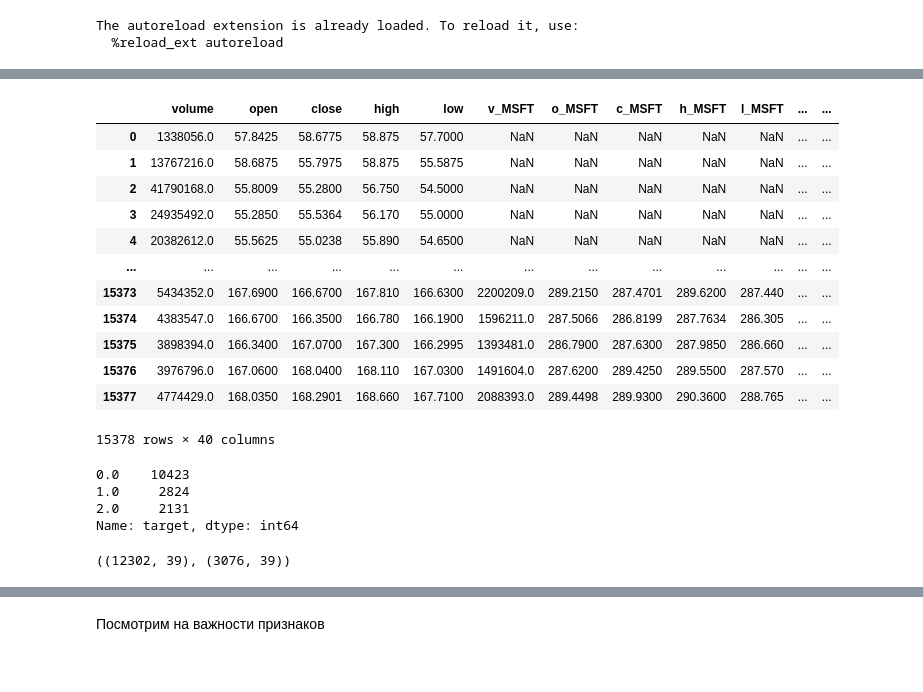
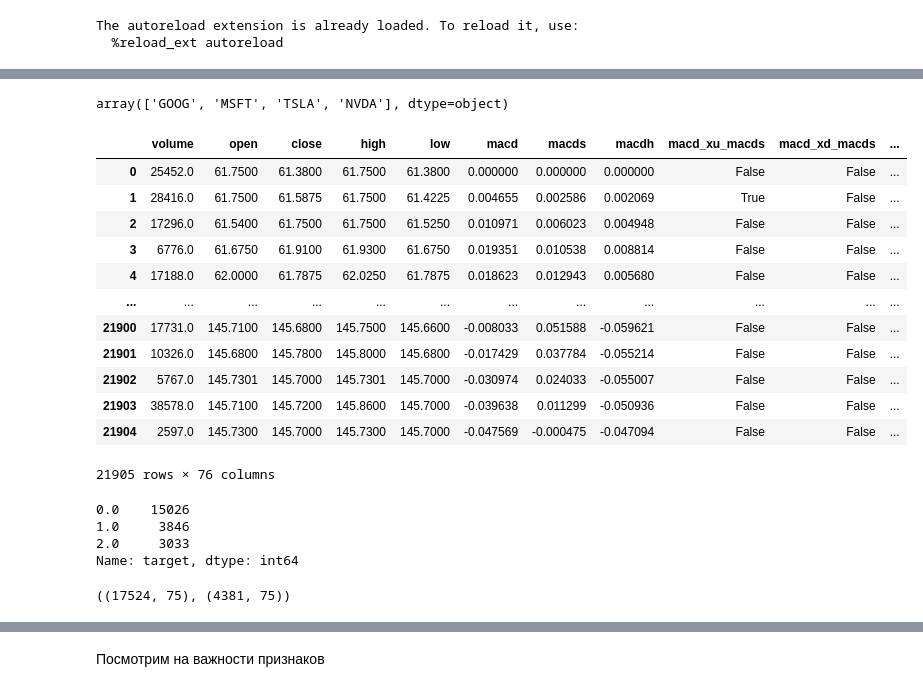
Before and after one commit to finance-qc-algo-course/investment-algorithms, a Jupyter notebook: prices_and_indicators/Price direction correlated stocks CatBoost.ipynb, the cells around one changed output, grey strips where cells are left out. Drawn from its saved outputs; the diff is of its cells as text; code cells hidden in the pictures.

Commit message:
Utils and some indicators for correlated stocks are added

```diff
--- a/prices_and_indicators/Price direction correlated stocks CatBoost.ipynb
+++ b/prices_and_indicators/Price direction correlated stocks CatBoost.ipynb
@@ -25,7 +25,7 @@ from catboost import CatBoostClassifier
 The autoreload extension is already loaded. To reload it, use:
   %reload_ext autoreload
 # %%
-DATA_PATH = "technology_1m_prices.csv"
+DATA_PATH = "./data/prices/technology_prices_15minute_train.csv"
 TICKERS = ["AAPL", "MSFT", "GOOG", "TSLA", "NVDA"]
 TARGET_TICKER = "AAPL"
 ADDITIONAL_TICKERS = ["MSFT", "GOOG", "TSLA", "NVDA"]
@@ -51,6 +51,6 @@ data
 # %%
-target_data = data[data["ticker"] == TARGET_TICKER].set_index("t").drop(["ticker"], axis=1)
-additional_data = data[[ticker in ADDITIONAL_TICKERS for ticker in data["ticker"]]].drop(["vw"], axis=1)
+target_data = data[data["ticker"] == TARGET_TICKER]
+additional_data = data[[ticker in ADDITIONAL_TICKERS for ticker in data["ticker"]]]
 display(target_data)
 display(additional_data)
 # %% [output]
@@ -84,34 +83,39 @@ display(additional_data)
+# %%
+additional_data["ticker"].unique()
+# %% [output]
+array(['GOOG', 'MSFT', 'TSLA', 'NVDA'], dtype=object)
 # %%
-all_data = target_data
+all_data = simple_indicators(target_data).drop(["vw", "n", "ticker"], axis=1).set_index("t")
 for ticker in additional_data["ticker"].unique():
-    ticker_data = additional_data[additional_data["ticker"] == ticker].set_index("t").drop(["ticker"], axis=1)
-    all_data = all_data.join(ticker_data, rsuffix=f"_{ticker}", how="left")
+    ticker_data = additional_data[additional_data["ticker"] == ticker]
+    ticker_indicators = simple_indicators(ticker_data).drop(["vw", "ticker", "n"], axis=1).set_index("t")
+    all_data = all_data.join(ticker_indicators, rsuffix=f"_{ticker}", how="left")
 
-all_data = simple_indicators(all_data.reset_index())
+all_data.reset_index(drop=True, inplace=True)
 all_data["target"] = get_direction_with_std_threshold_target(all_data, 10, 5, 5)
 all_data.dropna(subset=["target"], inplace=True)
 
 all_data
 # %% [output]
-|  | volume | open | close | high | low | v_MSFT | o_MSFT | c_MSFT | h_MSFT | l_MSFT | ... | ... |
-| 0 | 1338056.0 | 57.8425 | 58.6775 | 58.875 | 57.7000 | NaN | NaN | NaN | NaN | NaN | ... | ... |
-| 1 | 13767216.0 | 58.6875 | 55.7975 | 58.875 | 55.5875 | NaN | NaN | NaN | NaN | NaN | ... | ... |
-| 2 | 41790168.0 | 55.8009 | 55.2800 | 56.750 | 54.5000 | NaN | NaN | NaN | NaN | NaN | ... | ... |
-| 3 | 24935492.0 | 55.2850 | 55.5364 | 56.170 | 55.0000 | NaN | NaN | NaN | NaN | NaN | ... | ... |
-| 4 | 20382612.0 | 55.5625 | 55.0238 | 55.890 | 54.6500 | NaN | NaN | NaN | NaN | NaN | ... | ... |
-| ... | ... | ... | ... | ... | ... | ... | ... | ... | ... | ... | ... | ... |
-| 15373 | 5434352.0 | 167.6900 | 166.6700 | 167.810 | 166.6300 | 2200209.0 | 289.2150 | 287.4701 | 289.6200 | 287.440 | ... | ... |
-| 15374 | 4383547.0 | 166.6700 | 166.3500 | 166.780 | 166.1900 | 1596211.0 | 287.5066 | 286.8199 | 287.7634 | 286.305 | ... | ... |
-| 15375 | 3898394.0 | 166.3400 | 167.0700 | 167.300 | 166.2995 | 1393481.0 | 286.7900 | 287.6300 | 287.9850 | 286.660 | ... | ... |
-| 15376 | 3976796.0 | 167.0600 | 168.0400 | 168.110 | 167.0300 | 1491604.0 | 287.6200 | 289.4250 | 289.5500 | 287.570 | ... | ... |
-| 15377 | 4774429.0 | 168.0350 | 168.2901 | 168.660 | 167.7100 | 2088393.0 | 289.4498 | 289.9300 | 290.3600 | 288.765 | ... | ... |
+|  | volume | open | close | high | low | macd | macds | macdh | macd_xu_macds | macd_xd_macds | ... |
+| 0 | 25452.0 | 61.7500 | 61.3800 | 61.7500 | 61.3800 | 0.000000 | 0.000000 | 0.000000 | False | False | ... |
+| 1 | 28416.0 | 61.7500 | 61.5875 | 61.7500 | 61.4225 | 0.004655 | 0.002586 | 0.002069 | True | False | ... |
+| 2 | 17296.0 | 61.5400 | 61.7500 | 61.7500 | 61.5250 | 0.010971 | 0.006023 | 0.004948 | False | False | ... |
+| 3 | 6776.0 | 61.6750 | 61.9100 | 61.9300 | 61.6750 | 0.019351 | 0.010538 | 0.008814 | False | False | ... |
+| 4 | 17188.0 | 62.0000 | 61.7875 | 62.0250 | 61.7875 | 0.018623 | 0.012943 | 0.005680 | False | False | ... |
+| ... | ... | ... | ... | ... | ... | ... | ... | ... | ... | ... | ... |
+| 21900 | 17731.0 | 145.7100 | 145.6800 | 145.7500 | 145.6600 | -0.008033 | 0.051588 | -0.059621 | False | False | ... |
+| 21901 | 10326.0 | 145.6800 | 145.7800 | 145.8000 | 145.6800 | -0.017429 | 0.037784 | -0.055214 | False | False | ... |
+| 21902 | 5767.0 | 145.7301 | 145.7000 | 145.7301 | 145.7000 | -0.030974 | 0.024033 | -0.055007 | False | False | ... |
+| 21903 | 38578.0 | 145.7100 | 145.7200 | 145.8600 | 145.7000 | -0.039638 | 0.011299 | -0.050936 | False | False | ... |
+| 21904 | 2597.0 | 145.7300 | 145.7000 | 145.7300 | 145.7000 | -0.047569 | -0.000475 | -0.047094 | False | False | ... |
-15378 rows × 40 columns
+21905 rows × 76 columns
 # %%
 all_data["target"].value_counts()
 # %% [output]
-0.0    10423
-1.0     2824
-2.0     2131
+0.0    15026
+1.0     3846
+2.0     3033
 Name: target, dtype: int64
 # %%
 TEST_RATIO = 0.2
@@ -122,7 +126,7 @@ y = all_data["target"].to_numpy()
 X_train, X_test, y_train, y_test = train_test_split(X, y, test_size=TEST_RATIO, shuffle=False)
 X_train.shape, X_test.shape
 # %% [output]
-((12302, 39), (3076, 39))
+((17524, 75), (4381, 75))
 # %%
 class_weight = compute_class_weight(class_weight="balanced", classes=np.unique(y_train), y=y_train) * np.array([2, 1, 1])
 
```
Also changed, not shown: parts of 11 cells of this notebook, 12 other files.
